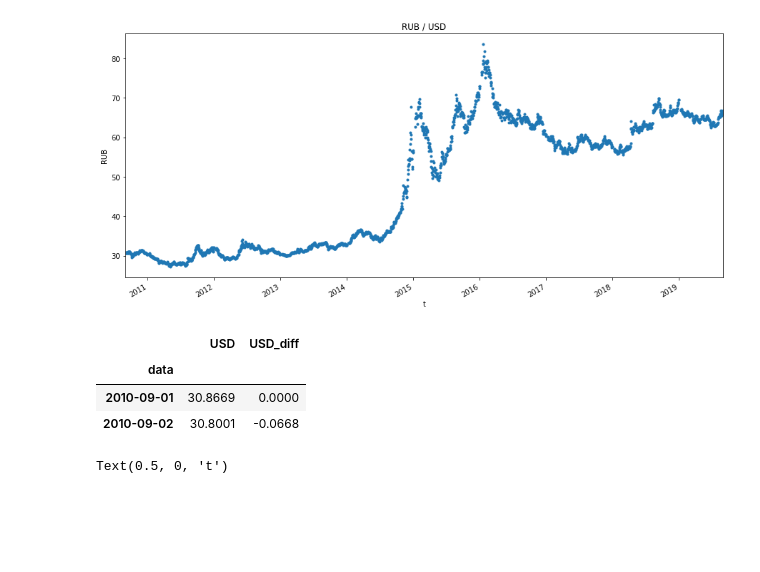
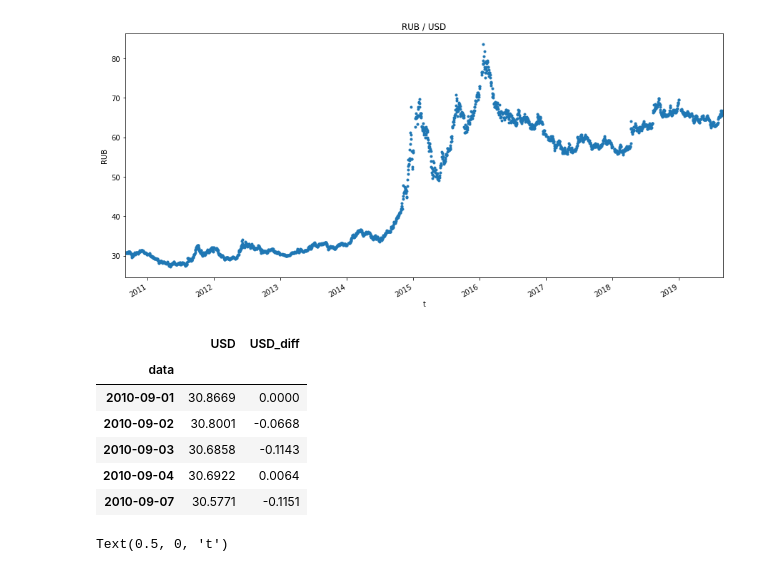
Before and after one commit to TataMoskovkina/GeekUniversity, a Jupyter notebook: Машинное обучение в бизнесе/NMoskovkina_Homework5.ipynb, the cells around one changed output. Drawn from its saved outputs; the diff is of its cells as text; code cells hidden in the pictures; blank space fills up the shorter version.

```diff
--- a/Машинное обучение в бизнесе/NMoskovkina_Homework5.ipynb
+++ b/Машинное обучение в бизнесе/NMoskovkina_Homework5.ipynb
@@ -78,12 +78,15 @@ Text(0.5, 0, 't')
 [figure]
 # %%
 usd_df['USD_diff'] = usd_df['USD'].diff().fillna(0)
-usd_df.head(2)
+usd_df.head()
 # %% [output]
 |  | USD | USD_diff |
 | data |  |  |
 | 2010-09-01 | 30.8669 | 0.0000 |
 | 2010-09-02 | 30.8001 | -0.0668 |
+| 2010-09-03 | 30.6858 | -0.1143 |
+| 2010-09-04 | 30.6922 | 0.0064 |
+| 2010-09-07 | 30.5771 | -0.1151 |
 # %%
 _ = usd_df.iloc[1:, -1].plot(style='.', figsize=(15, 7), title='RUB / USD 1st Diff')
 plt.ylabel('RUB')
```
Also changed, not shown: parts of 3 cells of this notebook.
